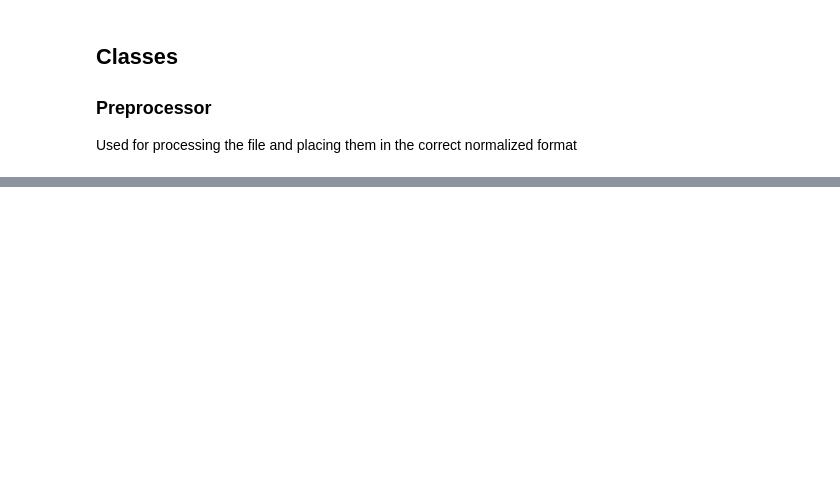
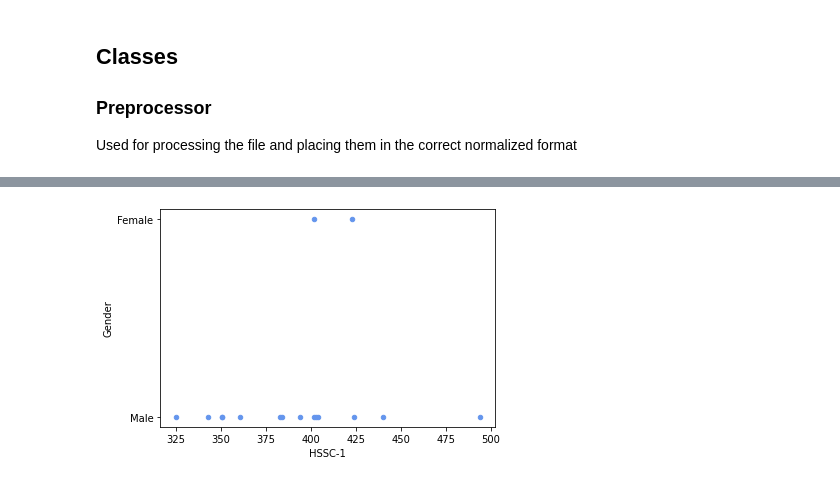
Before and after one commit to feysalaf/DataScienceRep, a Jupyter notebook: Assignment_1.ipynb, the cells around one changed output, grey strips where cells are left out. Cells and saved outputs as stored; diff of their text form; code cells hidden in the pictures; blank space fills up the shorter version.

```diff
--- a/Assignment_1.ipynb
+++ b/Assignment_1.ipynb
@@ -174,0 +214,5 @@ Normalizing data...
+# %%
+
+prep.plot_hssc_marks()
+# %% [output]
+[figure, added]
```
Also changed, not shown: parts of 12 cells of this notebook.
